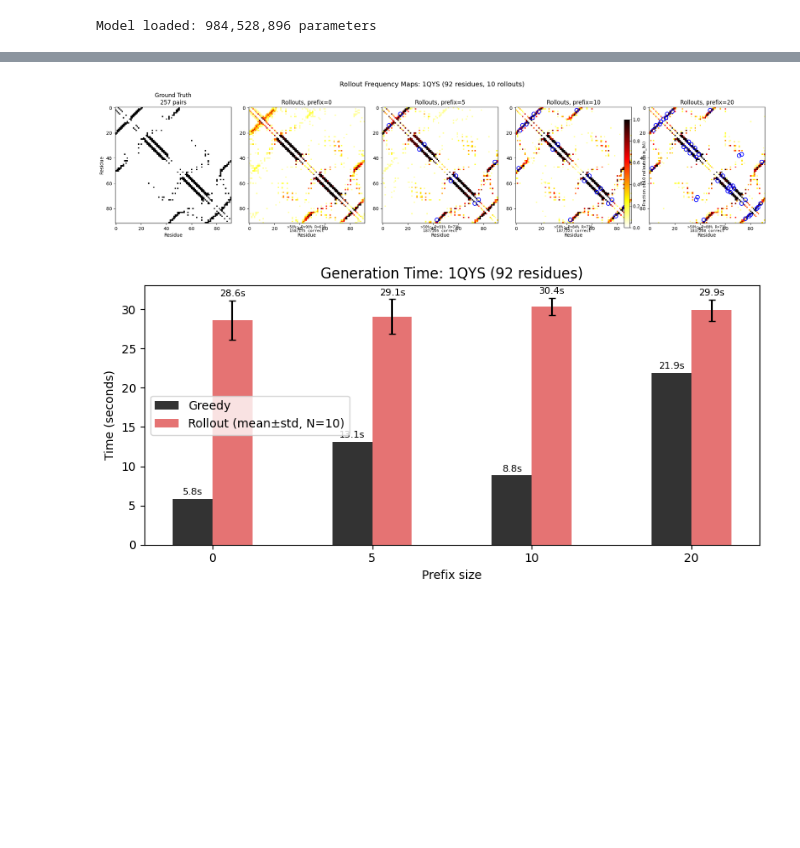
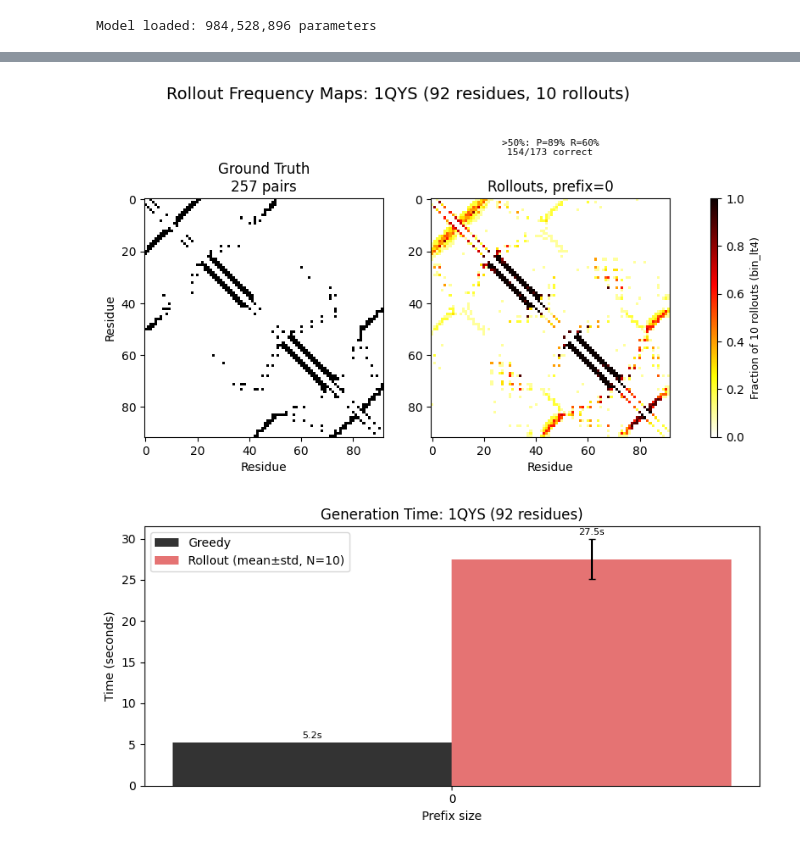
Before and after one commit to timodonnell/LlamaFold-experiments, a Jupyter notebook: experiments/exp5_contact_prediction/visualize_contacts.ipynb, the cells around one changed output, grey strips where cells are left out. Saved outputs shown, nothing was run; the diff lists cells and outputs as text; code cells hidden in the pictures; blank space fills up the shorter version.

```diff
--- a/experiments/exp5_contact_prediction/visualize_contacts.ipynb
+++ b/experiments/exp5_contact_prediction/visualize_contacts.ipynb
@@ -11,7 +11,8 @@ PDB_ID = "1QYS"
 CONTACT_DISTANCE_CUTOFF = 4.0  # bin_lt4 threshold
 BIN_EDGES = [4.0, 12.0]  # must match training config
 MAX_NEW_TOKENS = 3440
-PREFIX_SIZES = [0, 5, 10, 20]
+#PREFIX_SIZES = [0, 5, 10, 20]
+PREFIX_SIZES = [0]
 N_ROLLOUTS = 10
 DEVICE = "cuda"
 # %%
@@ -157,6 +158,7 @@ from collections import Counter
 
 generated_contacts = {}  # prefix_size -> greedy contacts
 rollout_contacts = {}    # prefix_size -> list of N_ROLLOUTS contact lists
+rollout_plddts = {}      # prefix_size -> list of N_ROLLOUTS plddt tokens (or None)
 timings = {}             # prefix_size -> {"greedy": seconds, "rollouts": [seconds, ...]}
 
 def build_prompt(n_prefix):
@@ -208,13 +210,16 @@ for n_prefix in PREFIX_SIZES:
     # Sampled rollouts
     rollouts = []
     rollout_times = []
+    plddts = []
     for r in range(N_ROLLOUTS):
         contacts_r, valid_r, plddt_r, elapsed_r = run_generation(prompt, do_sample=True)
         if n_prefix > 0:
             contacts_r = list(gt_contacts[:n_prefix]) + list(contacts_r)
         rollouts.append(contacts_r)
         rollout_times.append(elapsed_r)
+        plddts.append(plddt_r)
     rollout_contacts[n_prefix] = rollouts
+    rollout_plddts[n_prefix] = plddts
     timing_info["rollouts"] = rollout_times
     timings[n_prefix] = timing_info
     print(f"  rollouts: {N_ROLLOUTS}x, avg {np.mean(rollout_times):.1f}s each")
@@ -450,38 +490,55 @@ axes[0].set_title(f"Ground Truth\n{len(gt_pair_set)} pairs")
 axes[0].set_xlabel("Residue")
 axes[0].set_ylabel("Residue")
 
 for i, n_prefix in enumerate(PREFIX_SIZES):
     ax = axes[i + 1]
     acc = rollout_accuracy[n_prefix]
     freq = rollout_freq_matrices[n_prefix]
     im = ax.imshow(freq, cmap="hot_r", vmin=0, vmax=1, origin="upper", aspect="equal")
 
     if n_prefix > 0:
         prefix_pairs_plotted = set()
         for c in gt_contacts[:n_prefix]:
             pair = (min(c[1], c[2]) - 1, max(c[1], c[2]) - 1)
             if pair not in prefix_pairs_plotted:
                 prefix_pairs_plotted.add(pair)
                 for (r, col) in [(pair[0], pair[1]), (pair[1], pair[0])]:
                     ax.add_patch(Circle((col, r), radius=1.5, fill=False,
                                         edgecolor="blue", linewidth=1.5))
 
     ax.set_title(f"Rollouts, prefix={n_prefix}")
     ax.set_xlabel("Residue")
-    ax.text(0.5, -0.02,
+    ax.text(0.5, 1.25,
             f">50%: P={acc['precision']:.0%} R={acc['recall']:.0%}\n"
             f"{acc['n_correct']}/{acc['n_pred_pairs']} correct",
             transform=ax.transAxes, ha="center", va="top", fontsize=8, fontfamily="monospace")
 
-cbar = fig.colorbar(im, ax=axes.tolist(), shrink=0.8, pad=0.02)
+#cbar = fig.colorbar(im, ax=axes[-1], shrink=0.8, pad=0.02)
+#cbar.set_label(f"Fraction of {N_ROLLOUTS} rollouts (bin_lt4)", fontsize=9)
+
+from mpl_toolkits.axes_grid1.inset_locator import inset_axes
+
+cax = inset_axes(
+    axes[-1],
+    width="3%",          # colorbar width
+    height="100%",       # same height as the axes
+    loc="lower right",
+    bbox_to_anchor=(1.4, 0, 1, 1),
+    bbox_transform=axes[0].transAxes,
+    borderpad=0,
+)
+
+cbar = fig.colorbar(im, cax=cax)
 cbar.set_label(f"Fraction of {N_ROLLOUTS} rollouts (bin_lt4)", fontsize=9)
+
+
 fig.suptitle(f"Rollout Frequency Maps: {PDB_ID} ({seq_len} residues, {N_ROLLOUTS} rollouts)",
              fontsize=14, y=1.02)
-plt.tight_layout()
-plt.subplots_adjust(bottom=0.18)
+#plt.tight_layout()
+#plt.subplots_adjust(bottom=0.18)
 plt.show()
 # %% [output]
-[figure, old version]
+[figure, new version]
 # %%
 # Plot generation timings
 fig, ax = plt.subplots(figsize=(8, 4))
@@ -514,4 +571,4 @@ for bar, std in zip(bars2, rollout_stds):
 plt.tight_layout()
 plt.show()
 # %% [output]
-[figure, old version]
+[figure, new version]
```
Also changed, not shown: parts of 10 cells of this notebook, 1 other file.
